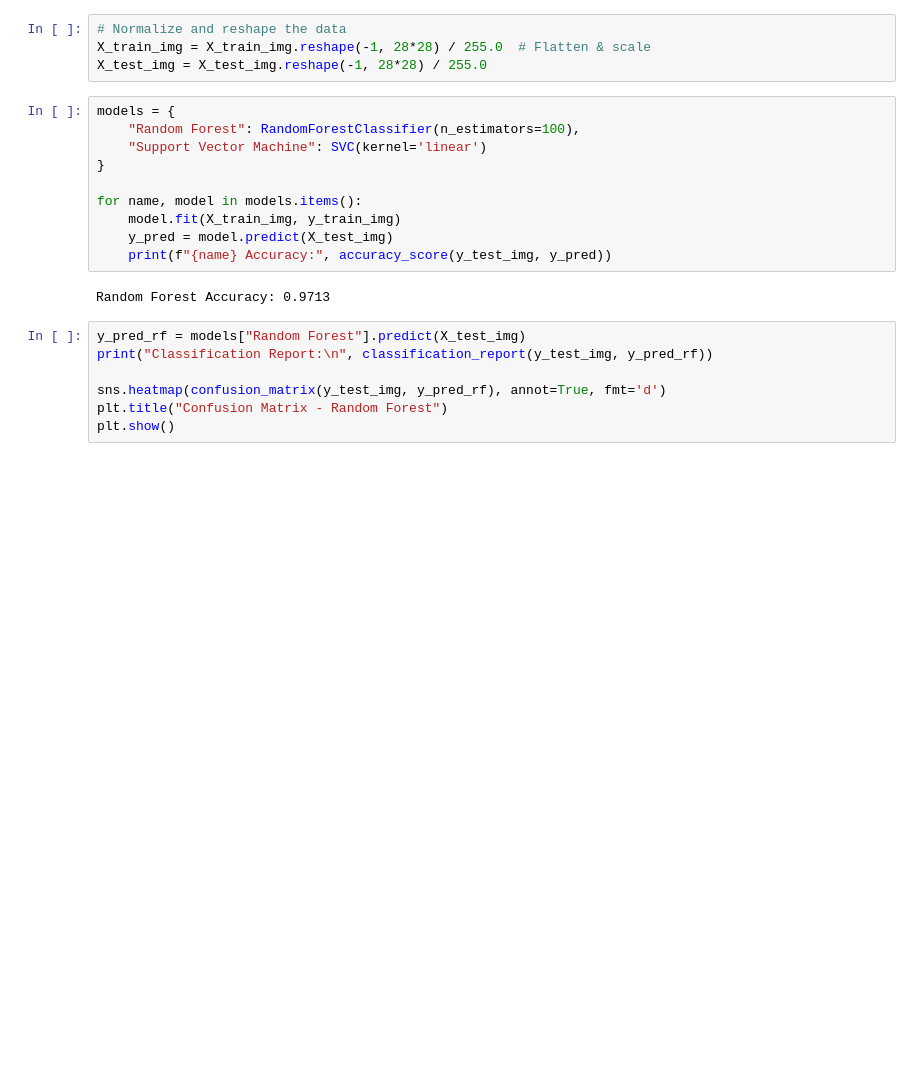
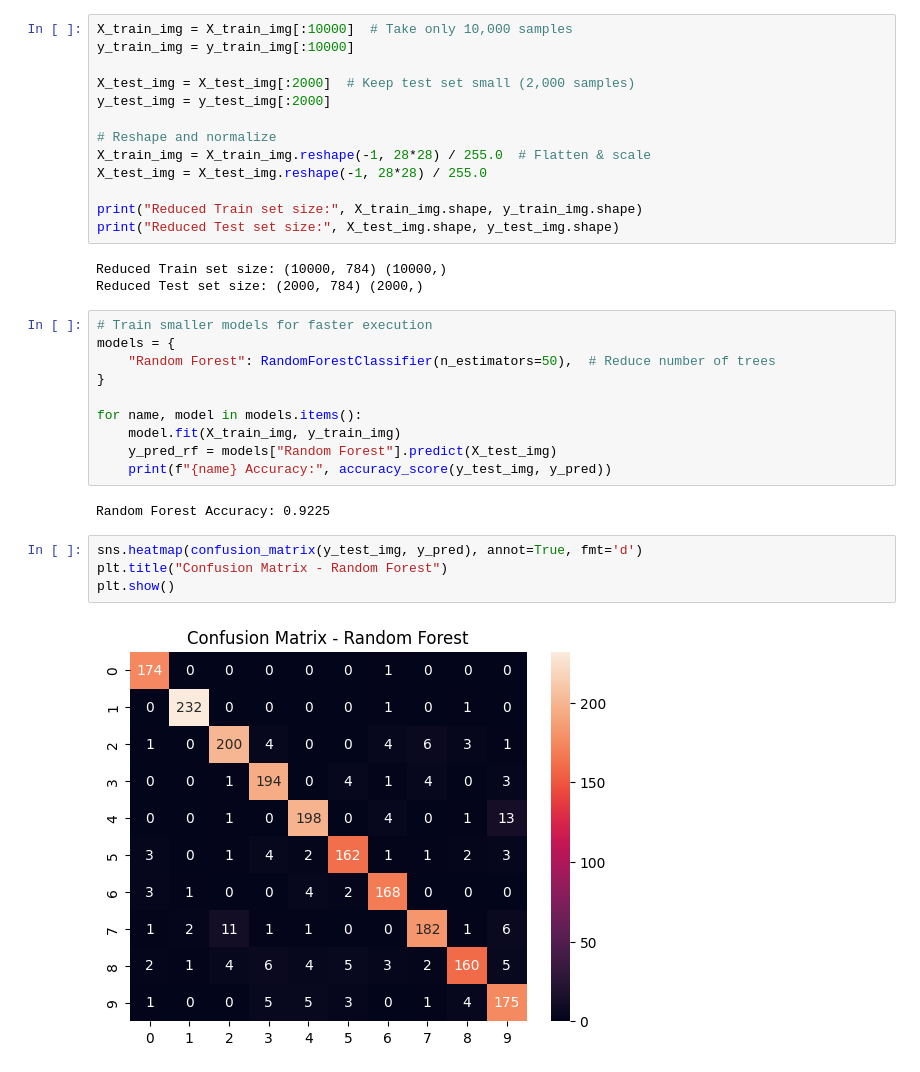
Before and after one commit to Prakashkumar-mayilsamy/MLOps-Jan2025, a Jupyter notebook: G24ait030_assign0.ipynb, the cells around one changed output. Cells and saved outputs as stored; diff of their text form; blank space fills up the shorter version.

```diff
--- a/G24ait030_assign0.ipynb
+++ b/G24ait030_assign0.ipynb
@@ -36,26 +35,37 @@ Test images: (10000, 28, 28)
-# %%
-# Normalize and reshape the data
-X_train_img = X_train_img.reshape(-1, 28*28) / 255.0  # Flatten & scale
-X_test_img = X_test_img.reshape(-1, 28*28) / 255.0
+# %%
+X_train_img = X_train_img[:10000]  # Take only 10,000 samples
+y_train_img = y_train_img[:10000]
+
+X_test_img = X_test_img[:2000]  # Keep test set small (2,000 samples)
+y_test_img = y_test_img[:2000]
+
+# Reshape and normalize
+X_train_img = X_train_img.reshape(-1, 28*28) / 255.0  # Flatten & scale
+X_test_img = X_test_img.reshape(-1, 28*28) / 255.0
+
+print("Reduced Train set size:", X_train_img.shape, y_train_img.shape)
+print("Reduced Test set size:", X_test_img.shape, y_test_img.shape)
+# %% [output]
+Reduced Train set size: (10000, 784) (10000,)
+Reduced Test set size: (2000, 784) (2000,)
 # %%
+# Train smaller models for faster execution
 models = {
-    "Random Forest": RandomForestClassifier(n_estimators=100),
-    "Support Vector Machine": SVC(kernel='linear')
+    "Random Forest": RandomForestClassifier(n_estimators=50),  # Reduce number of trees
 }
 
 for name, model in models.items():
     model.fit(X_train_img, y_train_img)
-    y_pred = model.predict(X_test_img)
+    y_pred_rf = models["Random Forest"].predict(X_test_img)
     print(f"{name} Accuracy:", accuracy_score(y_test_img, y_pred))
 # %% [output]
-Random Forest Accuracy: 0.9713
+Random Forest Accuracy: 0.9225
 # %%
-y_pred_rf = models["Random Forest"].predict(X_test_img)
-print("Classification Report:\n", classification_report(y_test_img, y_pred_rf))
-
-sns.heatmap(confusion_matrix(y_test_img, y_pred_rf), annot=True, fmt='d')
+sns.heatmap(confusion_matrix(y_test_img, y_pred), annot=True, fmt='d')
 plt.title("Confusion Matrix - Random Forest")
 plt.show()
+# %% [output]
+[figure, added]
 # %%
 # Load dataset
 url = "https://raw.githubusercontent.com/jbrownlee/Datasets/master/airline-passengers.csv"
```
Also changed, not shown: parts of 20 cells of this notebook.
